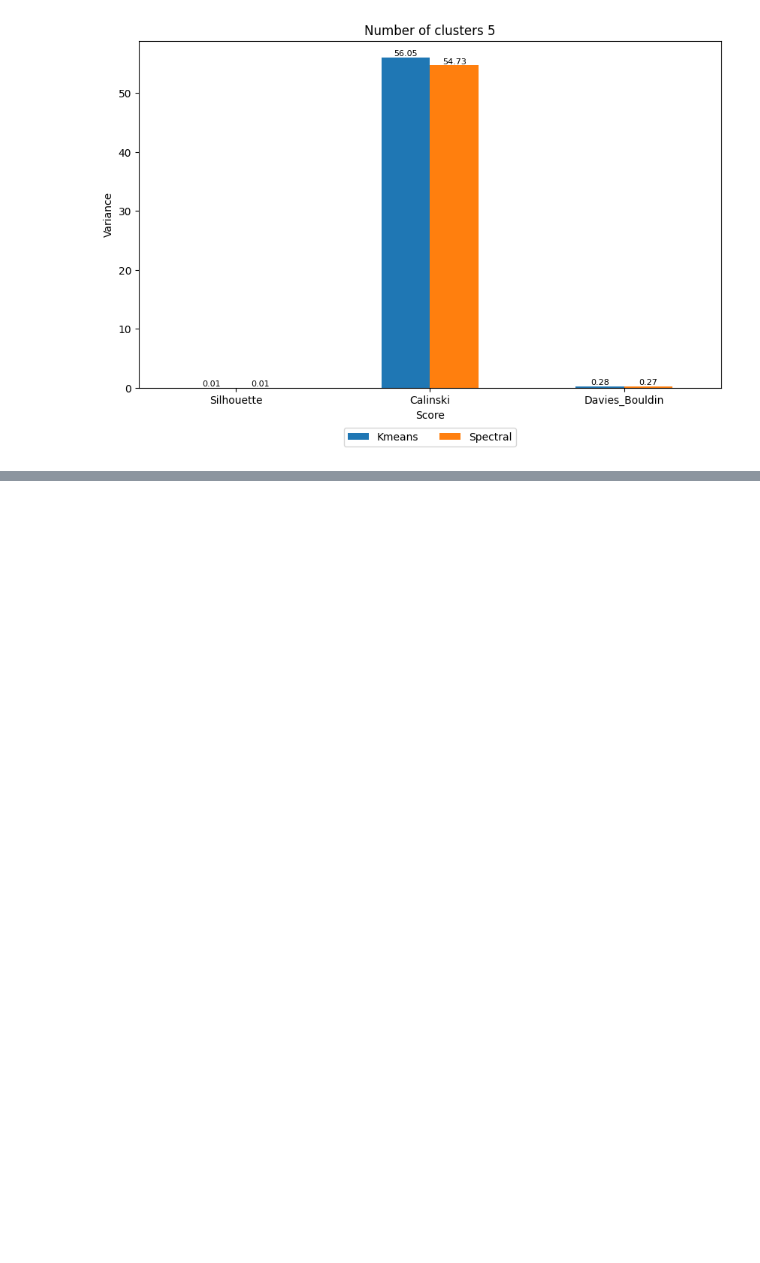
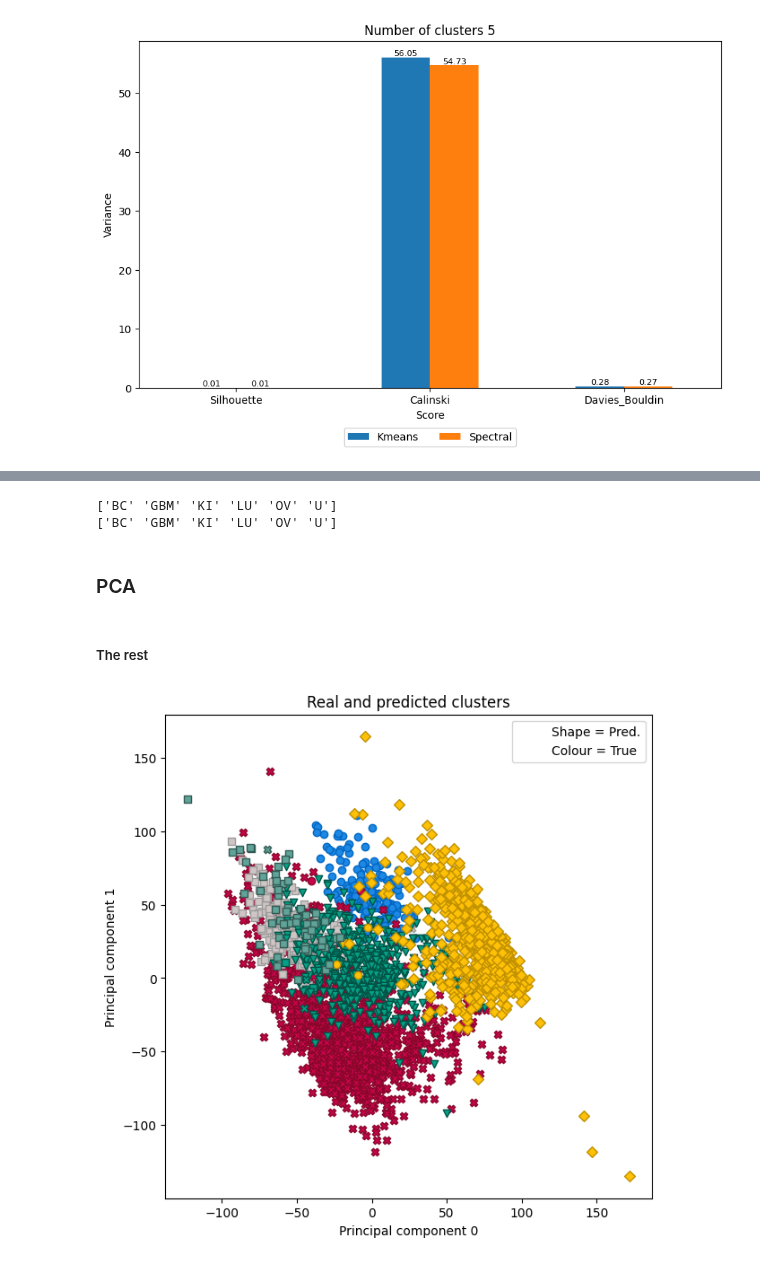
Before and after one commit to maximiliann97/Big-data-MVE441, a Jupyter notebook: Project3_clustering.ipynb, the cells around one changed output, grey strips where cells are left out. Saved outputs shown, nothing was run; the diff lists cells and outputs as text; code cells hidden in the pictures; blank space fills up the shorter version.

```diff
--- a/Project3_clustering.ipynb
+++ b/Project3_clustering.ipynb
@@ -617,0 +666,28 @@ for cluster_nr in nr_clusters_list:
+# %%
+import pyreadr
+
+#Loads the data
+TCGAData = pyreadr.read_r('TCGAdata.RData')
+
+#Converts it to np.arrays and seperates labels form data
+TCGA = np.array(TCGAData['TCGA'])
+labels = np.array(TCGAData['TCGAclassstr'])
+# %%
+from numpy import argmax
+from sklearn.preprocessing import LabelEncoder
+from sklearn.preprocessing import OneHotEncoder
+
+unice_labels = np.unique(labels)
+print(unice_labels)
+
+values = unice_labels
+print(values)
+# integer encode
+
+label_encoder = LabelEncoder()
+labels = label_encoder.fit_transform(labels)
+# %% [output]
+['BC' 'GBM' 'KI' 'LU' 'OV' 'U']
+['BC' 'GBM' 'KI' 'LU' 'OV' 'U']
+# %% [markdown]
+### PCA
@@ -617,0 +712,11 @@ for cluster_nr in nr_clusters_list:
+# %% [markdown]
+##### The rest
+# %%
+nr_of_clusters = 5
+reduced_data = pca2(TCGA, 10)
+
+k, pred_sc = spectral_cvscore(TCGA, nr_of_clusters, 'kmean')
+# %%
+plot_difference_real(labels, pred_sc, 0, 1)
+# %% [output]
+[figure, added]
```
Also changed, not shown: parts of 18 cells of this notebook, 2 other files.
